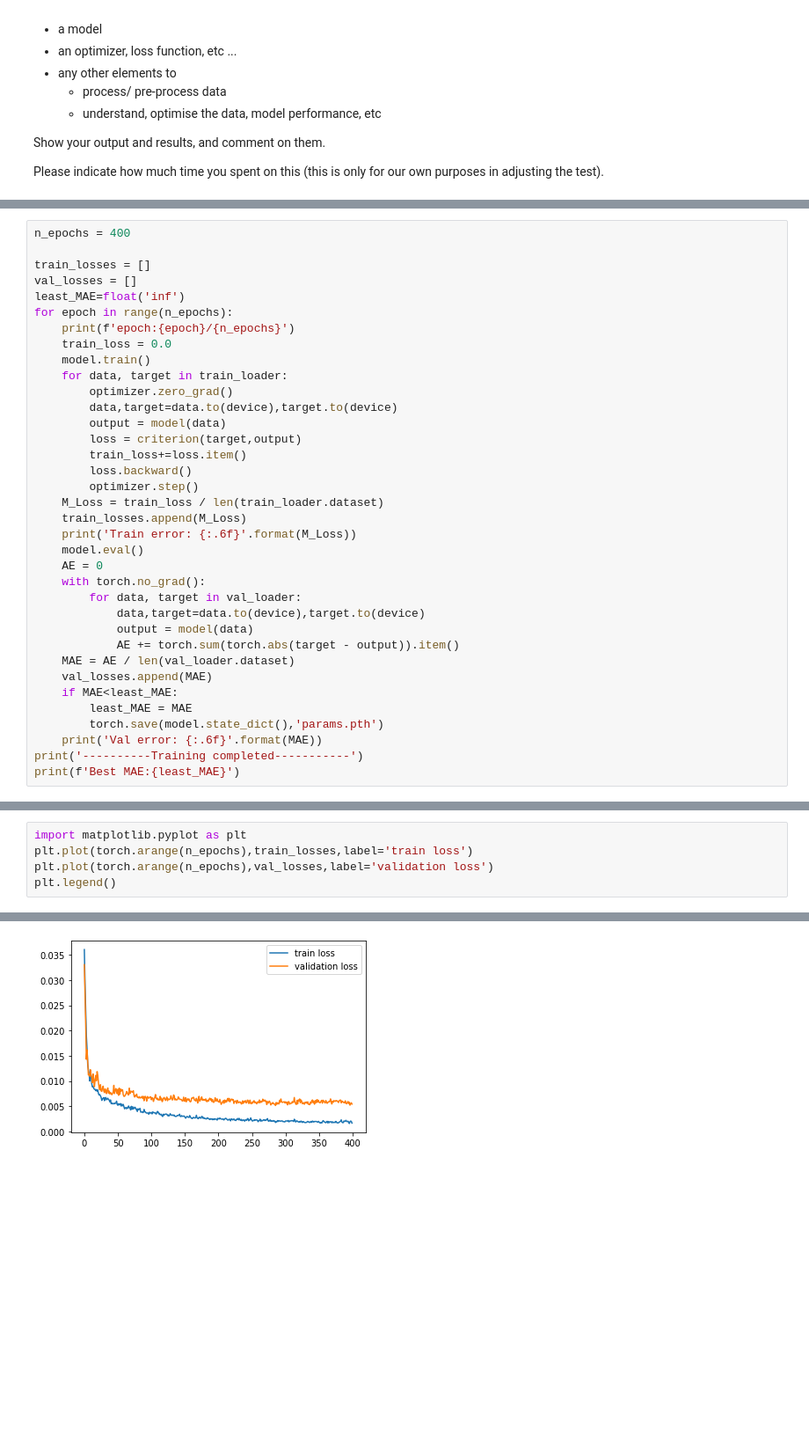
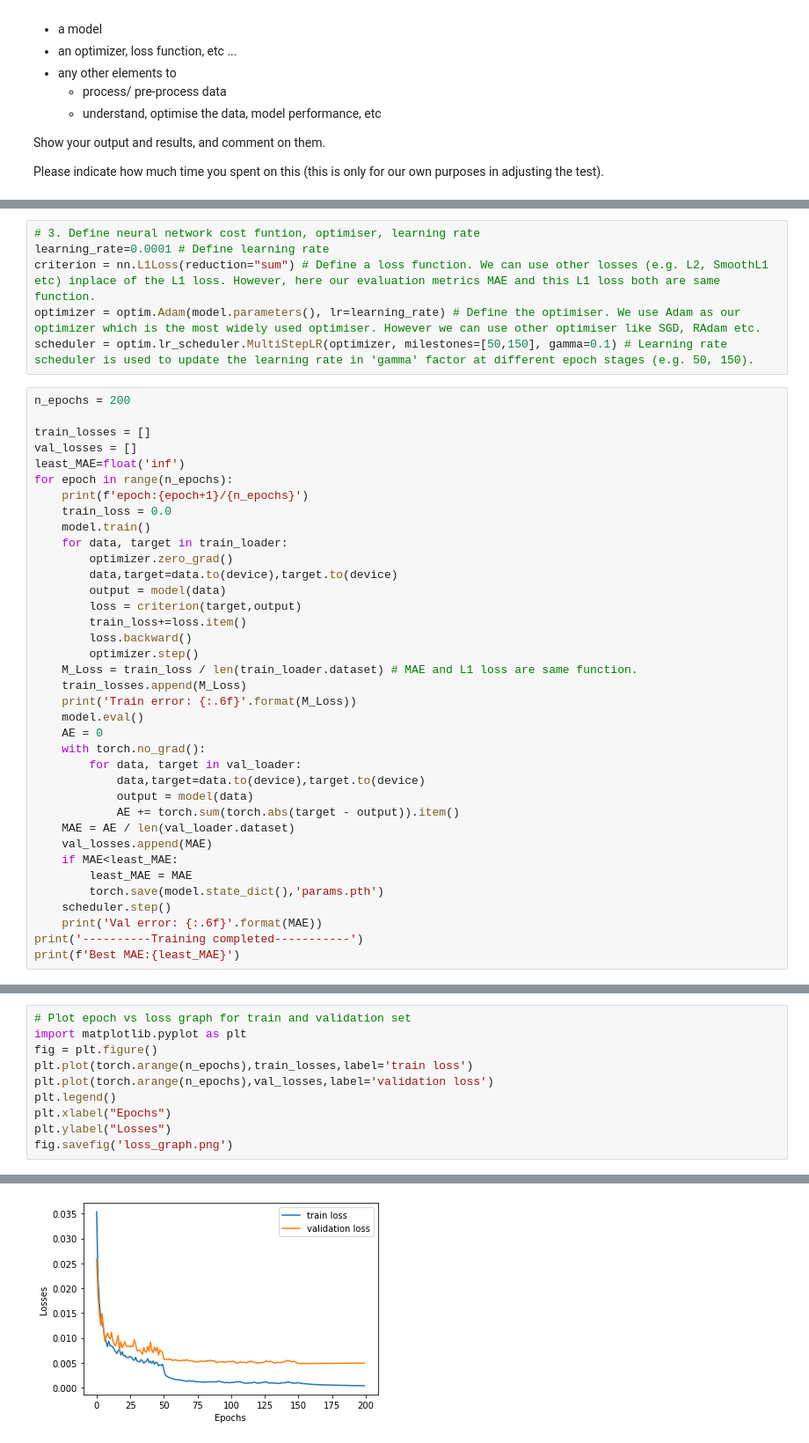
Before and after one commit to icesohelrana/macuject-hiring-solution, a Jupyter notebook: ML_challenge.ipynb, the cells around one changed output, grey strips where cells are left out. Shown at 88% size. Saved outputs shown, nothing was run; the diff lists cells and outputs as text; blank space fills up the shorter version.

Commit message:
Add environments, multistep lr, loss graph

```diff
--- a/ML_challenge.ipynb
+++ b/ML_challenge.ipynb
@@ -92,11 +86,17 @@ optimizer = optim.RAdam(model.parameters(),lr=learning_rate)
+# %%
+# 3. Define neural network cost funtion, optimiser, learning rate
+learning_rate=0.0001 # Define learning rate
+criterion = nn.L1Loss(reduction="sum") # Define a loss function. We can use other losses (e.g. L2, SmoothL1 etc) inplace of the L1 loss. However, here our evaluation metrics MAE and this L1 loss both are same function.
+optimizer = optim.Adam(model.parameters(), lr=learning_rate) # Define the optimiser. We use Adam as our optimizer which is the most widely used optimiser. However we can use other optimiser like SGD, RAdam etc.
+scheduler = optim.lr_scheduler.MultiStepLR(optimizer, milestones=[50,150], gamma=0.1) # Learning rate scheduler is used to update the learning rate in 'gamma' factor at different epoch stages (e.g. 50, 150).
 # %%
-n_epochs = 400
+n_epochs = 200
 
 train_losses = []
 val_losses = []
 least_MAE=float('inf')
 for epoch in range(n_epochs):
-    print(f'epoch:{epoch}/{n_epochs}')
+    print(f'epoch:{epoch+1}/{n_epochs}')
     train_loss = 0.0
     model.train()
     for data, target in train_loader:
@@ -107,7 +107,7 @@ for epoch in range(n_epochs):
         train_loss+=loss.item()
         loss.backward()
         optimizer.step()
-    M_Loss = train_loss / len(train_loader.dataset)
+    M_Loss = train_loss / len(train_loader.dataset) # MAE and L1 loss are same function.
     train_losses.append(M_Loss)
     print('Train error: {:.6f}'.format(M_Loss))
     model.eval()
@@ -122,6 +122,7 @@ for epoch in range(n_epochs):
     if MAE<least_MAE:
         least_MAE = MAE
         torch.save(model.state_dict(),'params.pth')
+    scheduler.step()
     print('Val error: {:.6f}'.format(MAE))
 print('----------Training completed-----------')
 print(f'Best MAE:{least_MAE}')
@@ -146,6 +147,11 @@ Best MAE:0.005142189562320709
 # %%
+# Plot epoch vs loss graph for train and validation set
 import matplotlib.pyplot as plt
+fig = plt.figure()
 plt.plot(torch.arange(n_epochs),train_losses,label='train loss')
 plt.plot(torch.arange(n_epochs),val_losses,label='validation loss')
 plt.legend()
+plt.xlabel("Epochs")
+plt.ylabel("Losses")
+fig.savefig('loss_graph.png')
 # %% [output]
@@ -153 +158 @@ plt.legend()
-[figure, old version]
+[figure, new version]
```
Also changed, not shown: parts of 10 cells of this notebook, 3 other files.
